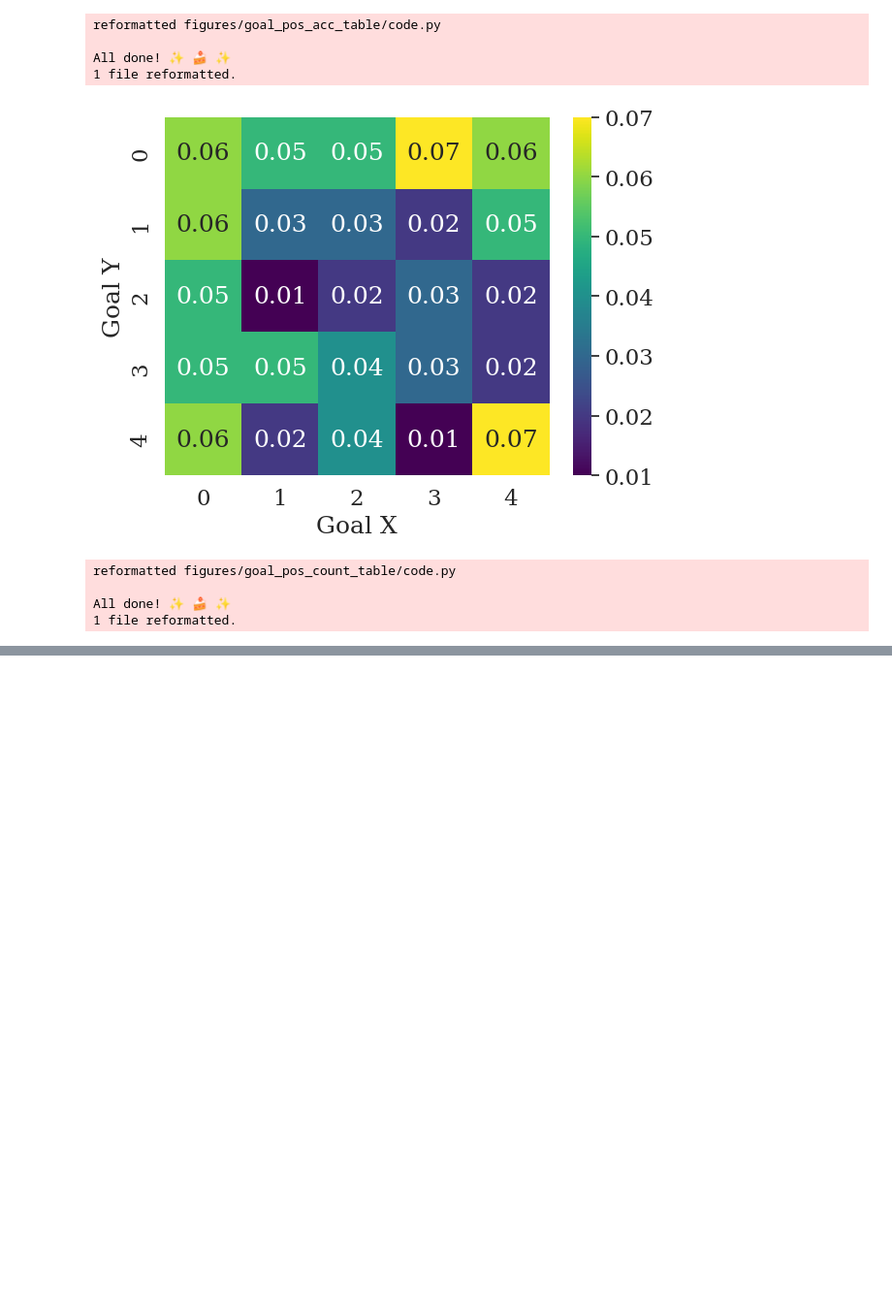
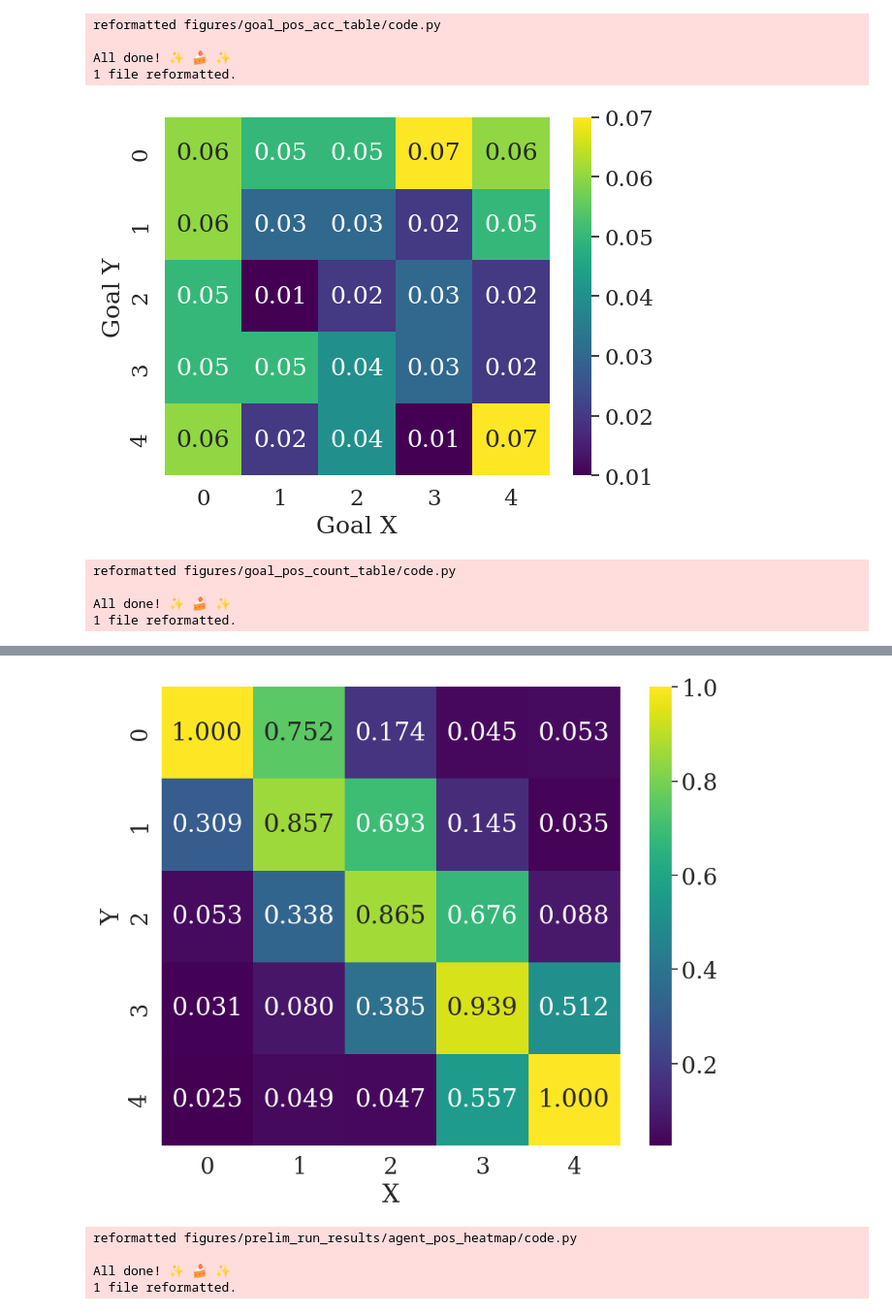
Before and after one commit to DylanCope/poclaps, a Jupyter notebook: gen_seqs_with_world_model.ipynb, the cells around one changed output, grey strips where cells are left out. Shown: that part at 97% size. Drawn from its saved outputs; the diff is of its cells as text; code cells hidden in the pictures; blank space fills up the shorter version.

Commit message:
distribution of pretrained policy positions on grid

```diff
--- a/gen_seqs_with_world_model.ipynb
+++ b/gen_seqs_with_world_model.ipynb
@@ -590,6 +590,7 @@ def sample_sequences(rng,
                      n_seqs=64,
                      seq_len=8,
                      comm_policy_seed=0,
+                     rollout_state=None,
                      fix_goal_pos_in_batch: bool = False):
     """
     Returns:
@@ -600,10 +601,10 @@ def sample_sequences(rng,
 
     rng, rollout_rng = jax.random.split(rng)
 
-    if fix_goal_pos_in_batch:
+    if fix_goal_pos_in_batch and rollout_state is None:
         rollout_rng, _rng = jax.random.split(rollout_rng)
         rollout_state = create_rollout_state_with_fixed_goal_pos(_rng, n_seqs)
-    else:
+    elif rollout_state is None:
         rollout_state = None
 
     _, traj_batch, _ = rollout_with_msgs(
@@ -1139,0 +1159,13 @@ save_reproducible_figure(
+# %%
+agent_pos = jnp.array([0, 0])
+goal_pos = jnp.array([env_params.grid_size - 1, env_params.grid_size - 1])
+
+samples = 512
+rollout_state = create_rollout_state(samples, goal_pos, agent_pos)
+
+inputs, traj_batch = sample_sequences(
+    jax.random.PRNGKey(0),
+    n_seqs=samples,
+    seq_len=10,
+    rollout_state=rollout_state
+)
@@ -1139,0 +1185,43 @@ save_reproducible_figure(
+# %%
+agent_pos = traj_batch.env_state.env_state.agent_pos
+seq_len, n_seqs, _ = agent_pos.shape
+
+# agent_pos = agent_pos.reshape((seq_len * n_seqs, 2))
+*_, seq_mask = inputs
+agent_pos = agent_pos[jnp.logical_not(seq_mask)]
+
+
+agent_pos_df = pd.DataFrame(agent_pos, columns=['X', 'Y'])
+
+def plot_policy_location_heatmap(agent_pos_df, grid_size, n_samples):
+    agent_pos_df['idx'] = agent_pos_df['X'] * grid_size + agent_pos_df['Y']
+    location_heatmap = agent_pos_df.groupby(['X', 'Y'])['idx'].count().reset_index().pivot(index='X', columns='Y', values='idx')
+    location_heatmap[grid_size - 1][grid_size - 1] = n_samples
+    location_heatmap[0][0] = n_samples
+
+    set_plotting_style(font_scale=2)
+
+    plt.figure(figsize=(10, 8))
+    ax = sns.heatmap(
+        location_heatmap.T / n_samples,
+        cmap='viridis', cbar=True,
+        annot=True, fmt='.3f',
+        square=True
+    )
+
+
+save_reproducible_figure(
+    'agent_pos_heatmap',
+    agent_pos_df,
+    plot_policy_location_heatmap,
+    show=True,
+    figures_dir='figures/prelim_run_results',
+    grid_size=env_params.grid_size,
+    n_samples=samples
+)
+# %% [output]
+[figure, added]
+reformatted figures/prelim_run_results/agent_pos_heatmap/code.py
+
+All done! ✨ 🍰 ✨
+1 file reformatted.
```
Also changed, not shown: parts of 2 cells of this notebook, 7 other files.
